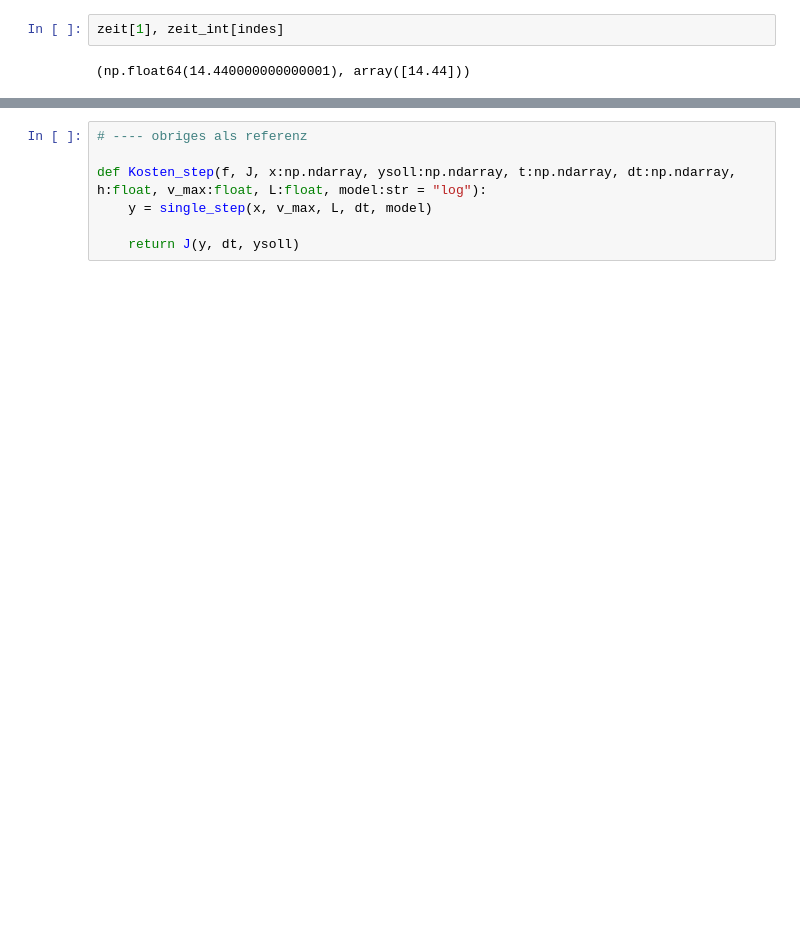
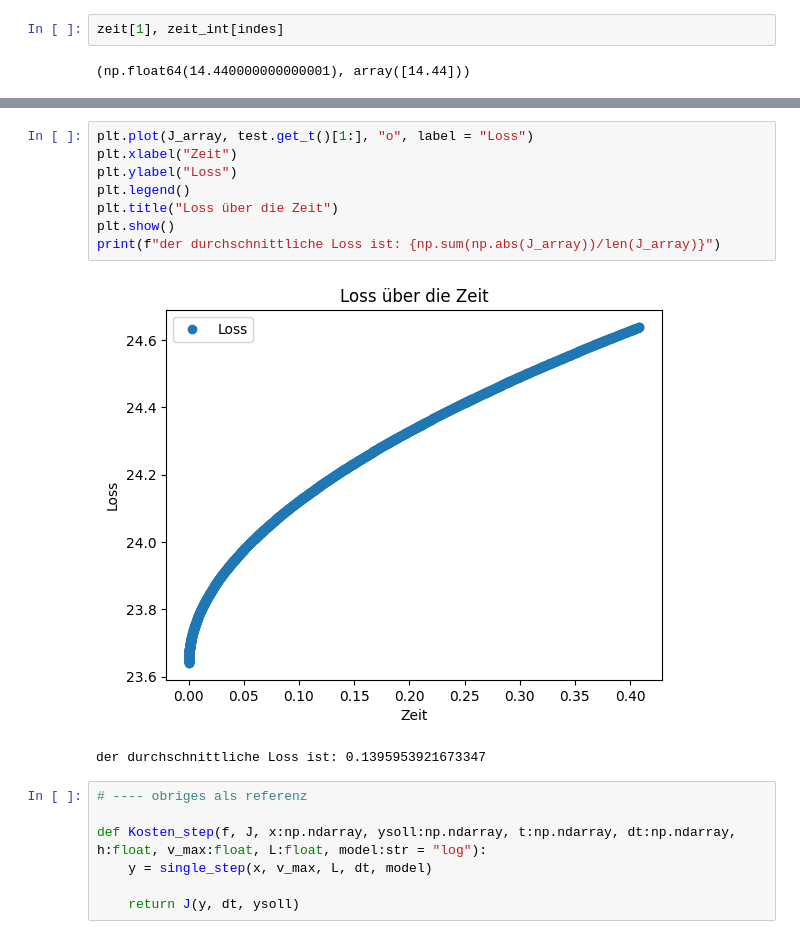
Before and after one commit to TimLockstedt/Opt1, a Jupyter notebook: A2_Tim.ipynb, the cells around one changed output, grey strips where cells are left out. Saved outputs shown, nothing was run; the diff lists cells and outputs as text; blank space fills up the shorter version.

```diff
--- a/A2_Tim.ipynb
+++ b/A2_Tim.ipynb
@@ -658,3 +786,14 @@ single_step(x, v_max, L, dt, "lin")
+# %%
+plt.plot(J_array, test.get_t()[1:], "o", label = "Loss")
+plt.xlabel("Zeit")
+plt.ylabel("Loss")
+plt.legend()
+plt.title("Loss über die Zeit")
+plt.show()
+print(f"der durchschnittliche Loss ist: {np.sum(np.abs(J_array))/len(J_array)}")
+# %% [output]
+[figure, added]
+der durchschnittliche Loss ist: 0.1395953921673347
 # %%
 # ---- obriges als referenz
 
```
Also changed, not shown: parts of 14 cells of this notebook, 1 other file.
